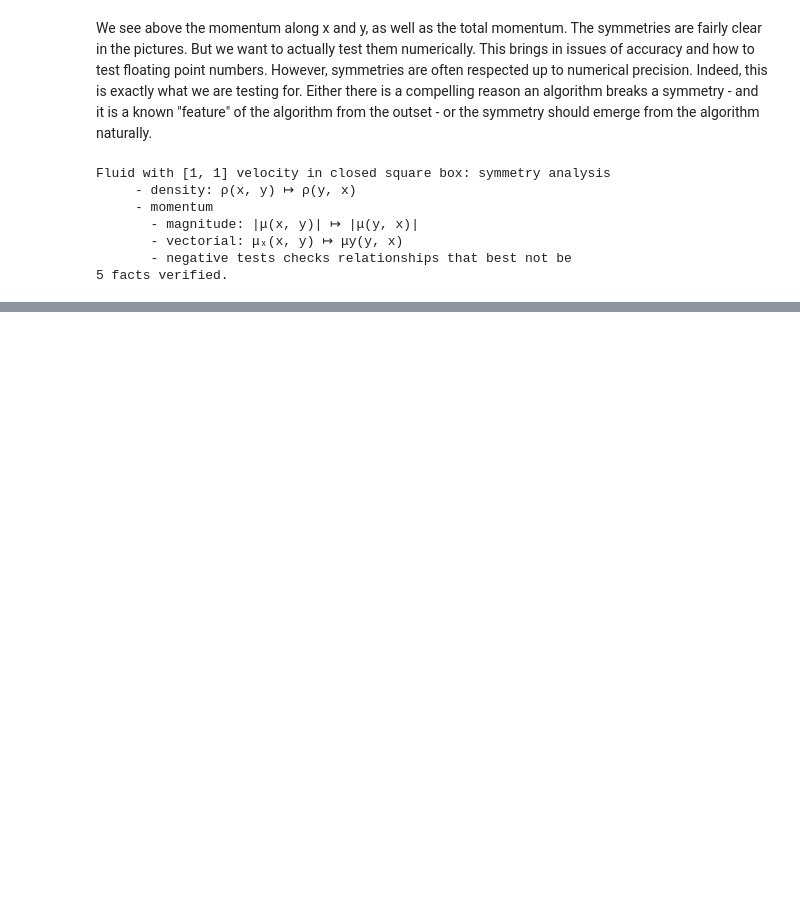
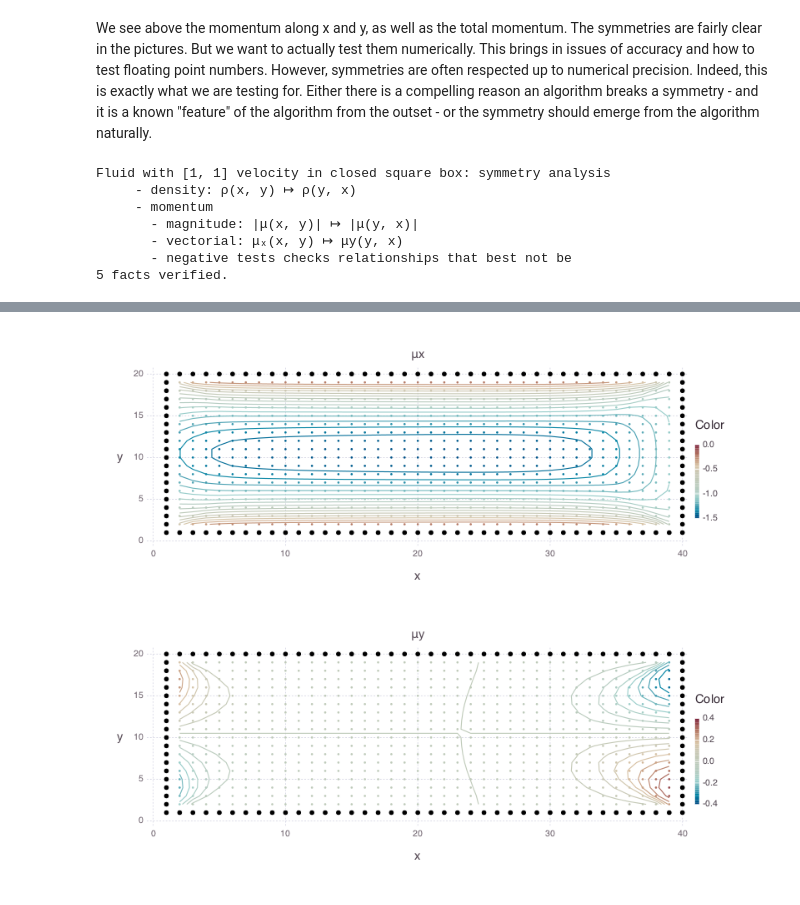
Before and after one commit to swcarpentry/close-enough-for-scientific-work, a Jupyter notebook: lattice-boltzmann/Physical Tests.ipynb, the cells around one changed output, grey strips where cells are left out. Drawn from its saved outputs; the diff is of its cells as text; code cells hidden in the pictures; blank space fills up the shorter version.

```diff
--- a/lattice-boltzmann/Physical Tests.ipynb
+++ b/lattice-boltzmann/Physical Tests.ipynb
@@ -71,0 +76,18 @@ This test is not sufficient in itself: it could be that the momentum respect the
+# %%
+Npoints = 40, 20
+sim = lbgk(:D2Q9, Npoints, δt, δx; viscosity=4e-1, Δp=0.2, μ₀=0/√3.0 * δt/δx *[1, 0])
+sim.playground[:] = Playground.SOLID
+sim.playground[2:(end-1), 2:(end-1)] = Playground.FLUID
+sim.playground[1, :] = Playground.INLET
+sim.playground[end, :] = Playground.OUTLET
+
+# Then computes flow for a number of steps
+run!(sim, nsteps=500)
+
+# Finally, plots momenum :mu, and :density, using helper function from LatBo
+set_default_plot_size(8inch, 7inch)
+
+theme = Theme(default_point_size=1pt, highlight_width=0pt)
+vstack(plot(:μx, sim, theme), plot(:μy, sim, theme))
+# %% [output]
+[figure, added]
```
Also changed, not shown: parts of 6 cells of this notebook, 1 other file.
